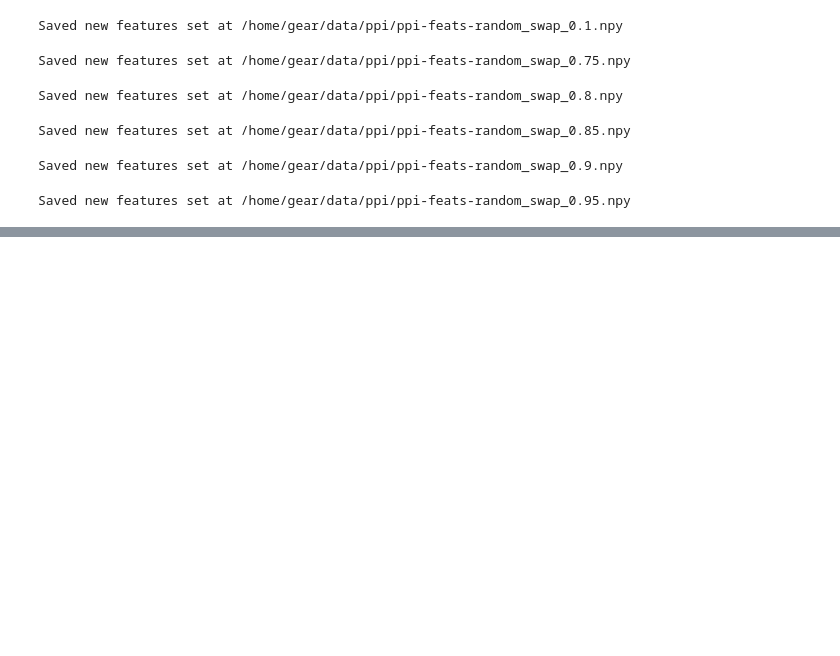
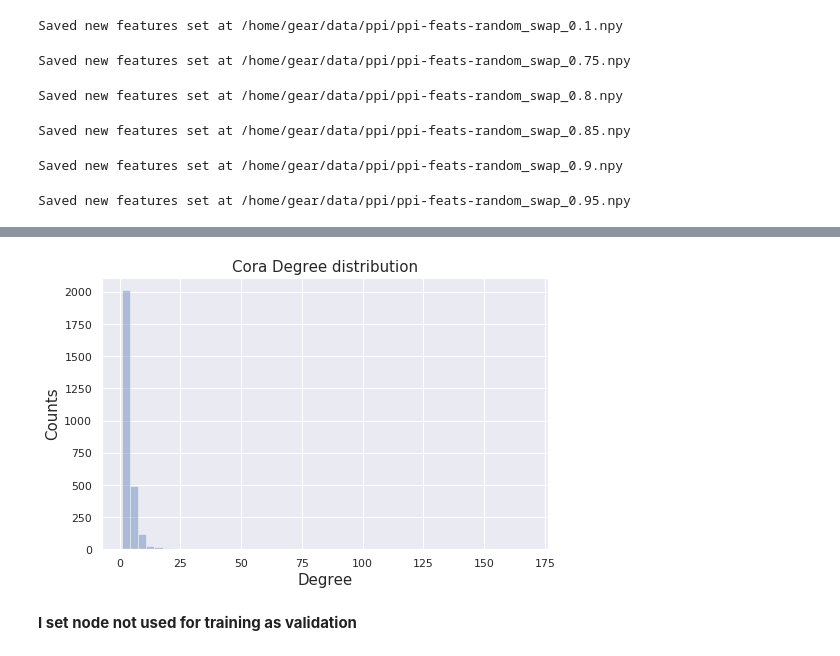
Before and after one commit to gear/GraphSAGE, a Jupyter notebook: notebooks/data.ipynb, the cells around one changed output, grey strips where cells are left out. Saved outputs shown, nothing was run; the diff lists cells and outputs as text; code cells hidden in the pictures; blank space fills up the shorter version.

```diff
--- a/notebooks/data.ipynb
+++ b/notebooks/data.ipynb
@@ -370,0 +559,3 @@ Saved new features set at /home/gear/data/ppi/ppi-feats-random_swap_0.95.npy
+# %%
+features = np.load("/home/gear/data/ppi/ppi-feats.npy")
+swap_train_features = np.load("/home/gear/data/ppi/ppi-feats-swap_train_0.35.npy")
@@ -370,0 +703,18 @@ Saved new features set at /home/gear/data/ppi/ppi-feats-random_swap_0.95.npy
+# %%
+cora, cora_f, cora_ytrain, cora_yval, cora_ytest, cora_trainm, cora_valm, cora_tmask, cora_l = load_data("cora")
+# %%
+degrees = sum(cora.toarray())
+# %%
+sns.set_style({'font.family':'sans-serif', 'font.sans-serif':'Computer Modern'})
+sns.set_style("white")
+sns.set(font_scale=1)
+
+fig, ax = plt.subplots(figsize=(8,5))
+ax.set_title("Cora Degree distribution", fontsize=15)
+ax.set_xlabel("Degree", fontsize=15)
+ax.set_ylabel("Counts", fontsize=15)
+sns.distplot(degrees, ax=ax, bins=50, kde=False)
+
+plt.savefig("cora_degree.pdf")
+# %% [output]
+[figure, added]
@@ -370,0 +727,2 @@ Saved new features set at /home/gear/data/ppi/ppi-feats-random_swap_0.95.npy
+# %% [markdown]
+**I set node not used for training as validation**
```
Also changed, not shown: parts of 83 cells of this notebook, 3 other files.
